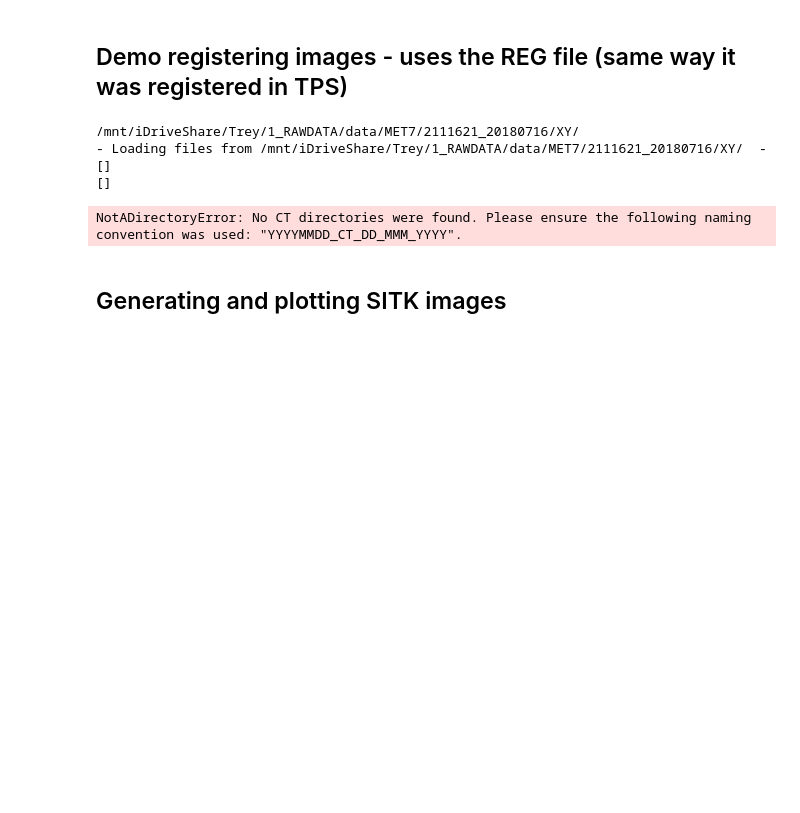
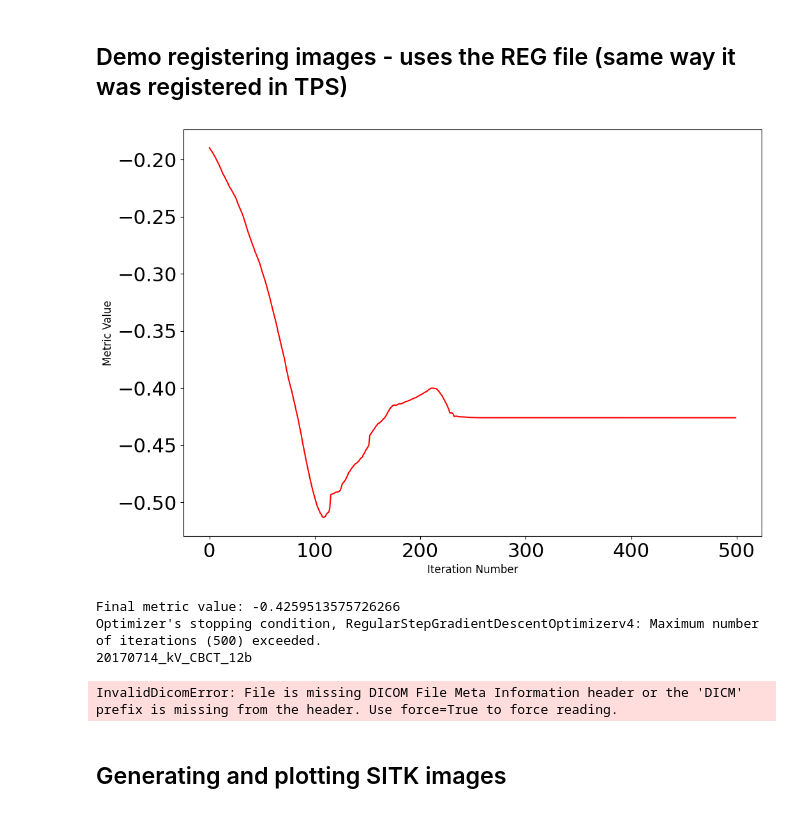
Before and after one commit to kildealab/longiDICOM, a Jupyter notebook: Examples/Sample Notebook - Registration.ipynb, the cells around one changed output. Saved outputs shown, nothing was run; the diff lists cells and outputs as text; code cells hidden in the pictures; blank space fills up the shorter version.

```diff
--- a/Examples/Sample Notebook - Registration.ipynb
+++ b/Examples/Sample Notebook - Registration.ipynb
@@ -40,13 +43,13 @@ patient_path = PATH+ patient+'/'
 ## Demo registering images - uses the REG file (same way it was registered in TPS)
 # %%
 # Register the patient CBCT images
-image_dict = register_patient(patient_path, True) #the second parameter is use_reg_file = True, set to false to use the optimizer
+image_dict = register_patient(patient_path, True, plot=True) #the second parameter is use_reg_file = True, set to false to use the optimizer
 # %% [output]
+[figure, added]
-/mnt/iDriveShare/Trey/1_RAWDATA/data/MET7/2111621_20180716/XY/
-- Loading files from /mnt/iDriveShare/Trey/1_RAWDATA/data/MET7/2111621_20180716/XY/  -
-[]
-[]
+Final metric value: -0.4259513575726266
+Optimizer's stopping condition, RegularStepGradientDescentOptimizerv4: Maximum number of iterations (500) exceeded.
+20170714_kV_CBCT_12b
-NotADirectoryError: No CT directories were found. Please ensure the following naming convention was used: "YYYYMMDD_CT_DD_MMM_YYYY".
+InvalidDicomError: File is missing DICOM File Meta Information header or the 'DICM' prefix is missing from the header. Use force=True to force reading.
 # %%
 
 #The iamge dict contains:
```
Also changed, not shown: parts of 12 cells of this notebook.
